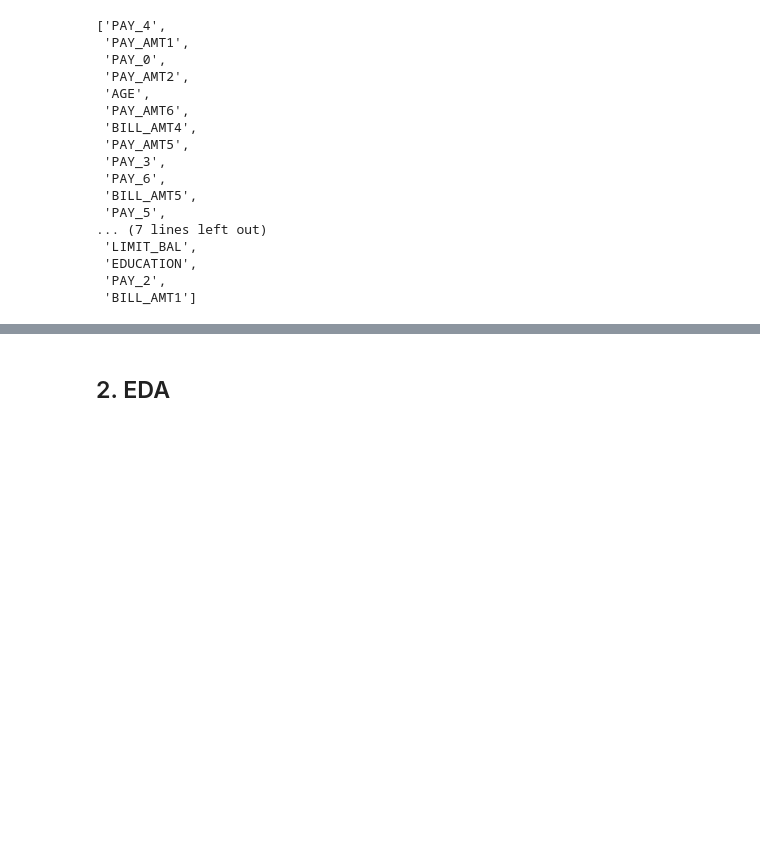
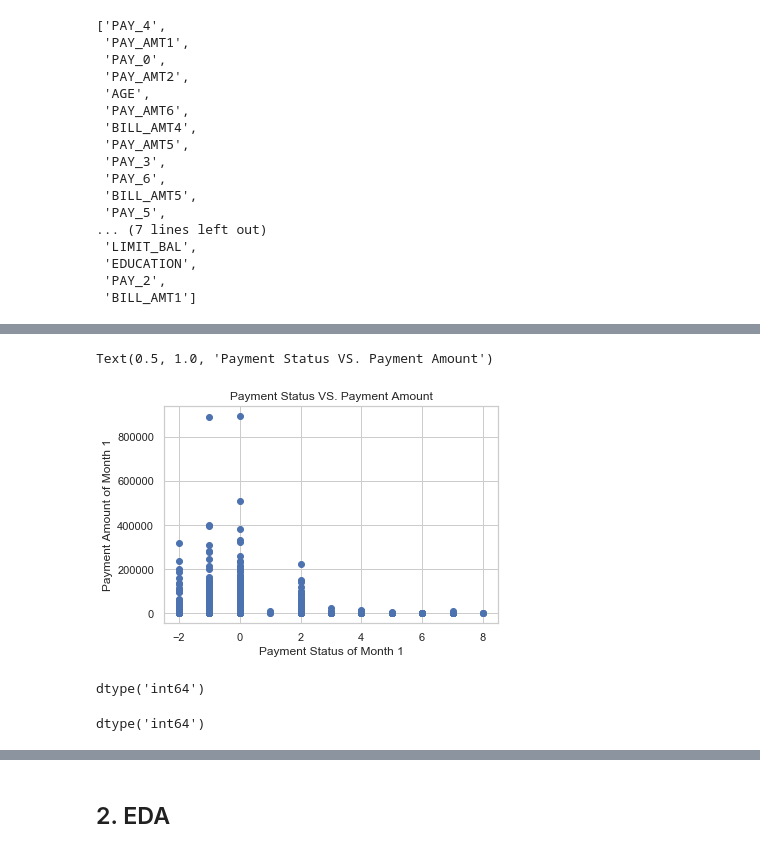
Before and after one commit to learn-co-students/nyc-mhtn-ds-042219-lectures, a Jupyter notebook: Module_4/classification_evaluation_mini_project/classification-assessment-mini-project.ipynb, the cells around one changed output, grey strips where cells are left out. Drawn from its saved outputs; the diff is of its cells as text; code cells hidden in the pictures; blank space fills up the shorter version.

```diff
--- a/Module_4/classification_evaluation_mini_project/classification-assessment-mini-project.ipynb
+++ b/Module_4/classification_evaluation_mini_project/classification-assessment-mini-project.ipynb
@@ -255,3 +224,19 @@ plt.show()
+# %%
+plt.scatter(df['PAY_3'], df['PAY_AMT3'])
+plt.xlabel('Payment Status of Month 1')
+plt.ylabel('Payment Amount of Month 1')
+plt.title('Payment Status VS. Payment Amount')
+# %% [output]
+Text(0.5, 1.0, 'Payment Status VS. Payment Amount')
+[figure, added]
+# %%
+df['PAY_1'].dtype
+# %% [output]
+dtype('int64')
+# %%
+df['PAY_AMT1'].dtype
+# %% [output]
+dtype('int64')
 # %%
 import itertools
 for feature1,feature2 in itertools.combinations(feature_list,2):
```
Also changed, not shown: parts of 35 cells of this notebook.
